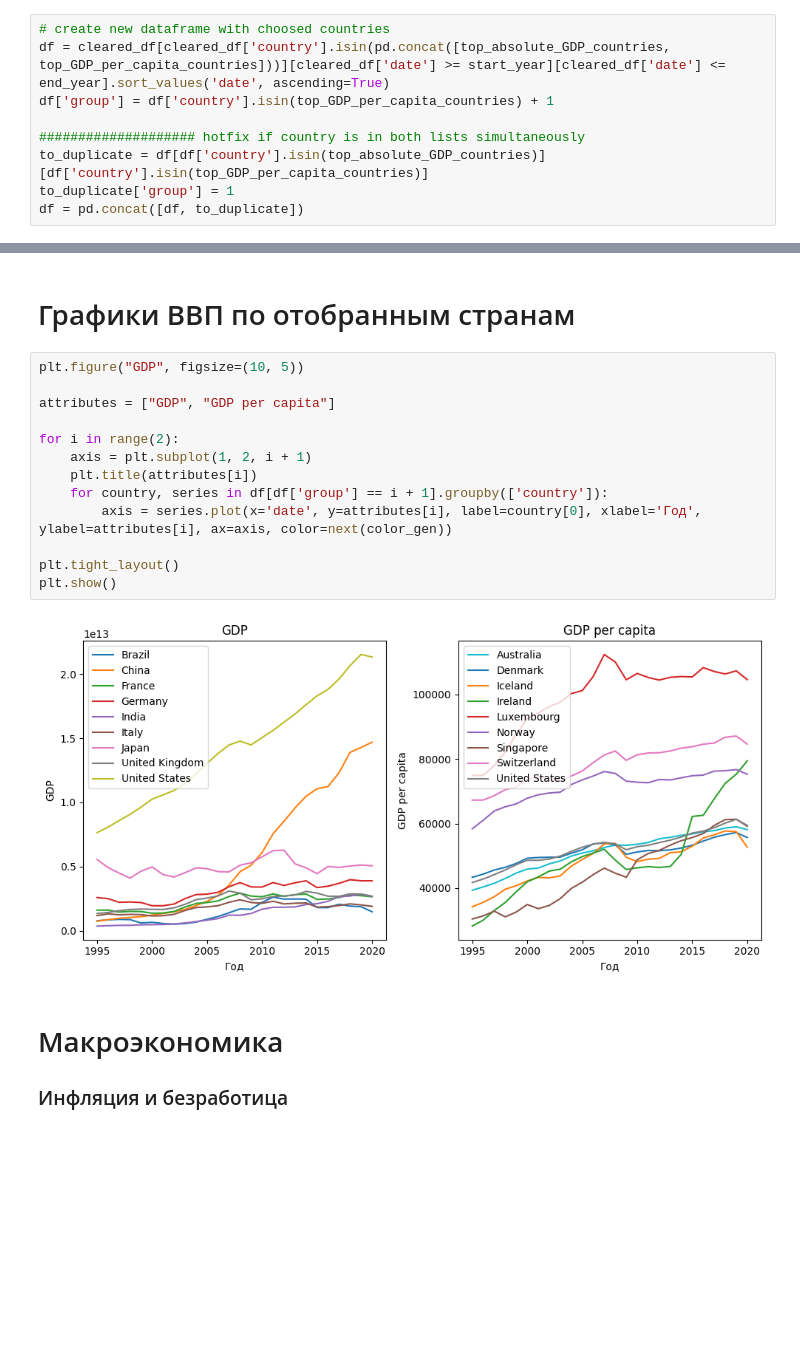
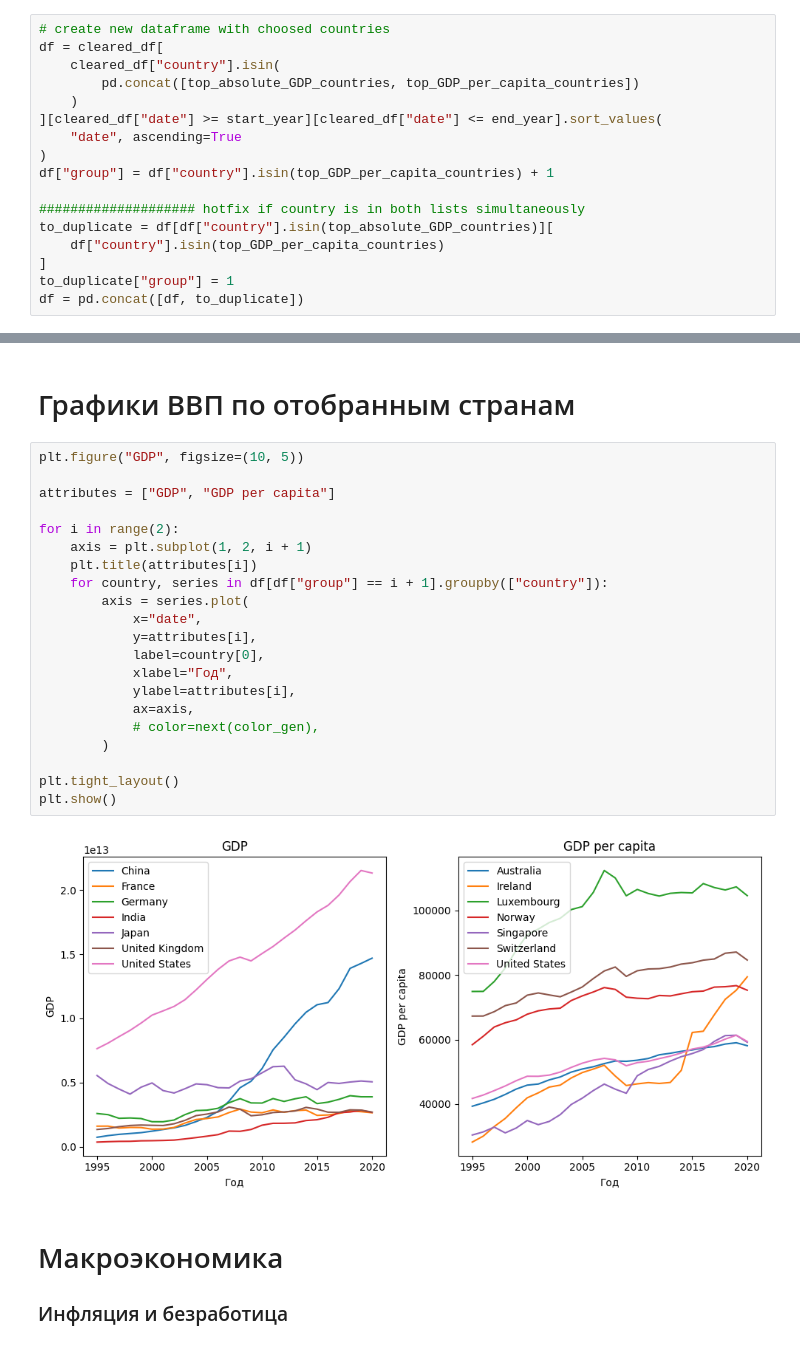
Before and after one commit to XTerris/economic_analysis, a Jupyter notebook: main.ipynb, the cells around one changed output, grey strips where cells are left out. Drawn from its saved outputs; the diff is of its cells as text; blank space fills up the shorter version.

```diff
--- a/main.ipynb
+++ b/main.ipynb
@@ -273,12 +486,20 @@ Top 9 countries by GDP per capite (group 2):
 Name: country, dtype: object
 # %%
 # create new dataframe with choosed countries
-df = cleared_df[cleared_df['country'].isin(pd.concat([top_absolute_GDP_countries, top_GDP_per_capita_countries]))][cleared_df['date'] >= start_year][cleared_df['date'] <= end_year].sort_values('date', ascending=True)
-df['group'] = df['country'].isin(top_GDP_per_capita_countries) + 1
+df = cleared_df[
+    cleared_df["country"].isin(
+        pd.concat([top_absolute_GDP_countries, top_GDP_per_capita_countries])
+    )
+][cleared_df["date"] >= start_year][cleared_df["date"] <= end_year].sort_values(
+    "date", ascending=True
+)
+df["group"] = df["country"].isin(top_GDP_per_capita_countries) + 1
 
 #################### hotfix if country is in both lists simultaneously
-to_duplicate = df[df['country'].isin(top_absolute_GDP_countries)][df['country'].isin(top_GDP_per_capita_countries)]
-to_duplicate['group'] = 1
+to_duplicate = df[df["country"].isin(top_absolute_GDP_countries)][
+    df["country"].isin(top_GDP_per_capita_countries)
+]
+to_duplicate["group"] = 1
 df = pd.concat([df, to_duplicate])
 # %%
 df
@@ -315,18 +537,26 @@ color_gen = color_gen_f()
 # %%
 plt.figure("GDP", figsize=(10, 5))
 
 attributes = ["GDP", "GDP per capita"]
 
 for i in range(2):
     axis = plt.subplot(1, 2, i + 1)
     plt.title(attributes[i])
-    for country, series in df[df['group'] == i + 1].groupby(['country']):
-        axis = series.plot(x='date', y=attributes[i], label=country[0], xlabel='Год', ylabel=attributes[i], ax=axis, color=next(color_gen))
+    for country, series in df[df["group"] == i + 1].groupby(["country"]):
+        axis = series.plot(
+            x="date",
+            y=attributes[i],
+            label=country[0],
+            xlabel="Год",
+            ylabel=attributes[i],
+            ax=axis,
+            # color=next(color_gen),
+        )
 
 plt.tight_layout()
 plt.show()
 # %% [output]
-[figure, old version]
+[figure, new version]
 # %% [markdown]
 # Макроэкономика
 ### Инфляция и безработица
```
Also changed, not shown: parts of 26 cells of this notebook.
